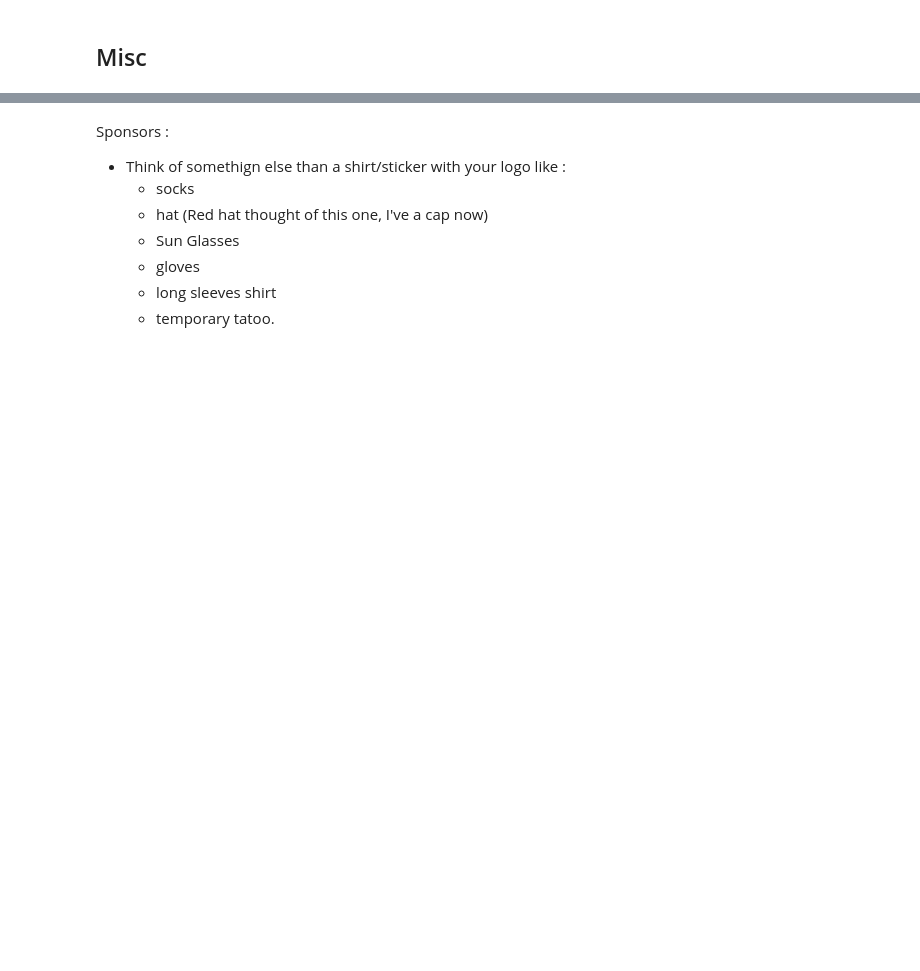
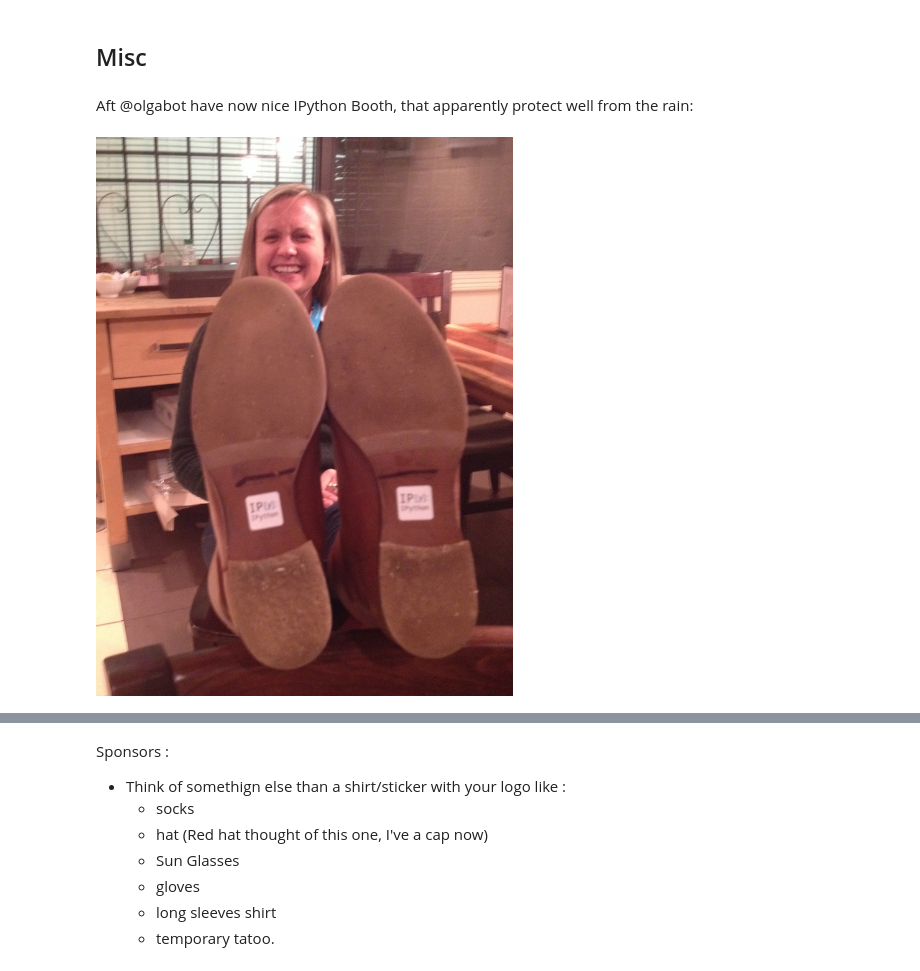
Before and after one commit to Carreau/posts, a Jupyter notebook: 13-PyCon2014.ipynb, the cells around one changed output, grey strips where cells are left out. Drawn from its saved outputs; the diff is of its cells as text; code cells hidden in the pictures; blank space fills up the shorter version.

```diff
--- a/13-PyCon2014.ipynb
+++ b/13-PyCon2014.ipynb
@@ -116,2 +139,9 @@ So we arrived at the sprint on monday morning off the cuff
 # %% [markdown]
 ## Misc
+# %% [markdown]
+Aft
+@olgabot have now nice IPython Booth, that apparently protect well from the rain:
+# %%
+Image('img/olga-boots.jpg', width=400)
+# %% [output]
+[figure, added]
```
Also changed, not shown: parts of 9 cells of this notebook, 9 other files.
